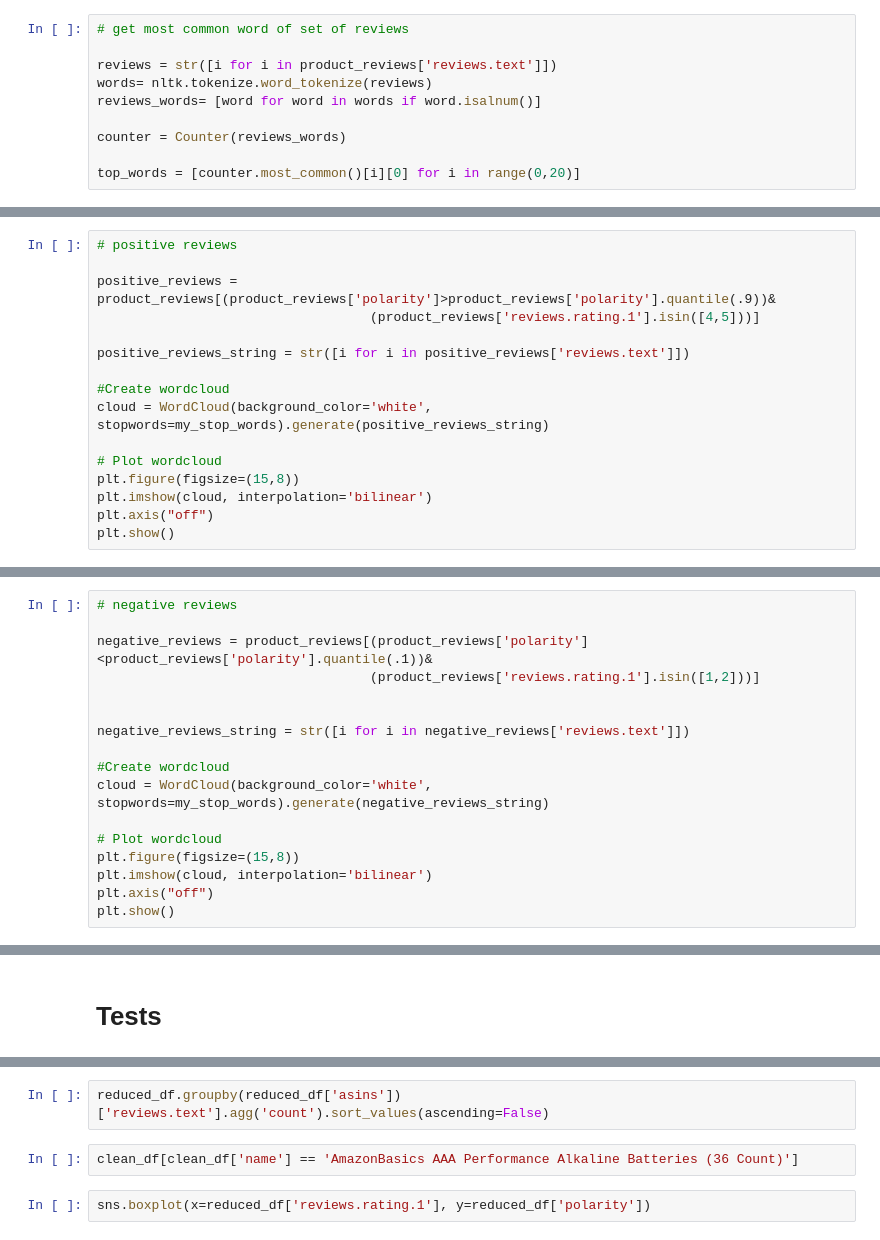
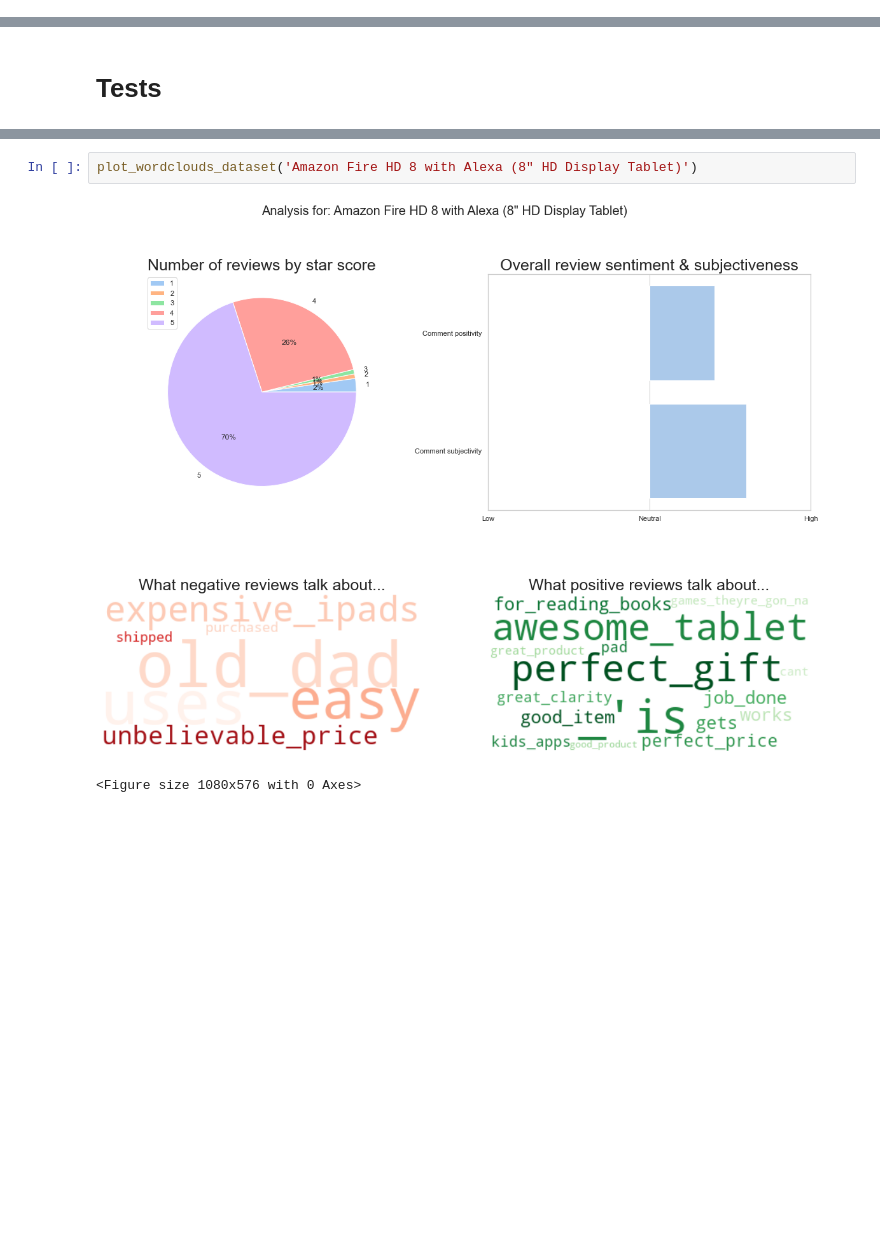
Before and after one commit to migueldf/product_reviews_analysis, a Jupyter notebook: main.ipynb, the cells around one changed output, grey strips where cells are left out. Cells and saved outputs as stored; diff of their text form; blank space fills up the shorter version.

Commit message:
finished scrapper plotter with new graphs

```diff
--- a/main.ipynb
+++ b/main.ipynb
@@ -269,10 +265,0 @@ sns.boxplot(product_reviews.polarity)
-# %%
-# get most common word of set of reviews
-
-reviews = str([i for i in product_reviews['reviews.text']])
-words= nltk.tokenize.word_tokenize(reviews)
-reviews_words= [word for word in words if word.isalnum()]
-
-counter = Counter(reviews_words)
-
-top_words = [counter.most_common()[i][0] for i in range(0,20)]
@@ -293,16 +265,0 @@ plt.show()
-# %%
-# positive reviews
-
-positive_reviews = product_reviews[(product_reviews['polarity']>product_reviews['polarity'].quantile(.9))&
-                                   (product_reviews['reviews.rating.1'].isin([4,5]))]
-
-positive_reviews_string = str([i for i in positive_reviews['reviews.text']])
-
-#Create wordcloud
-cloud = WordCloud(background_color='white', stopwords=my_stop_words).generate(positive_reviews_string)
-
-# Plot wordcloud
-plt.figure(figsize=(15,8))
-plt.imshow(cloud, interpolation='bilinear')
-plt.axis("off")
-plt.show()
@@ -330,17 +265,0 @@ plt.show()
-# %%
-# negative reviews
-
-negative_reviews = product_reviews[(product_reviews['polarity']<product_reviews['polarity'].quantile(.1))&
-                                   (product_reviews['reviews.rating.1'].isin([1,2]))]
-
-
-negative_reviews_string = str([i for i in negative_reviews['reviews.text']])
-
-#Create wordcloud
-cloud = WordCloud(background_color='white', stopwords=my_stop_words).generate(negative_reviews_string)
-
-# Plot wordcloud
-plt.figure(figsize=(15,8))
-plt.imshow(cloud, interpolation='bilinear')
-plt.axis("off")
-plt.show()
@@ -825,6 +392,5 @@ plt.show()
-# %%
-reduced_df.groupby(reduced_df['asins'])['reviews.text'].agg('count').sort_values(ascending=False)
-# %%
-clean_df[clean_df['name'] == 'AmazonBasics AAA Performance Alkaline Batteries (36 Count)']
-# %%
-sns.boxplot(x=reduced_df['reviews.rating.1'], y=reduced_df['polarity'])
+# %%
+plot_wordclouds_dataset('Amazon Fire HD 8 with Alexa (8" HD Display Tablet)')
+# %% [output]
+[figure, added]
+<Figure size 1080x576 with 0 Axes>
```
Also changed, not shown: parts of 23 cells of this notebook, 2 other files.
